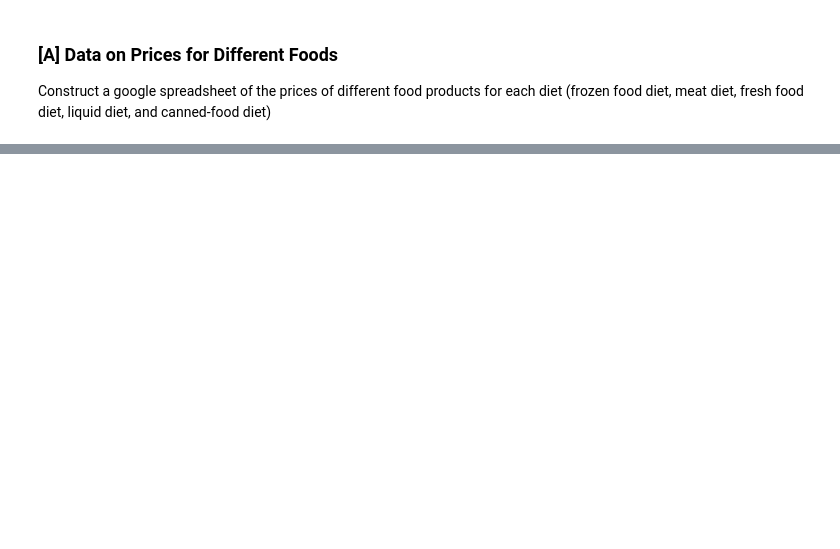
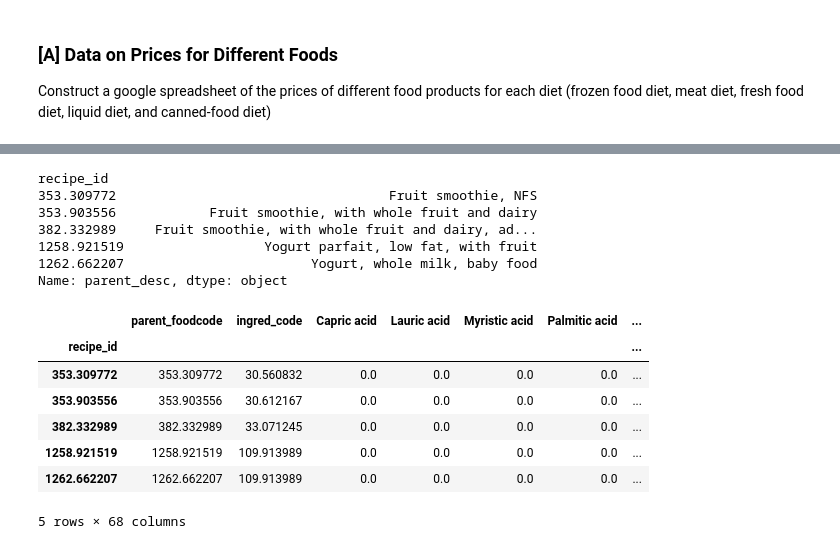
Before and after one commit to panda41983/Project2_EEP153, a Jupyter notebook: Project2.ipynb, the cells around one changed output, grey strips where cells are left out. Drawn from its saved outputs; the diff is of its cells as text; code cells hidden in the pictures; blank space fills up the shorter version.

```diff
--- a/Project2.ipynb
+++ b/Project2.ipynb
@@ -115,0 +212,41 @@ frozen_diet_with_prices.head()
+# %%
+liquid_recipes = pd.read_csv("Wilbur Atwater min_cost_data - liquid_recipes.csv")
+nutrition = pd.read_csv("Wilbur Atwater min_cost_data - nutrients.csv")
+# from fndds diet problem: normalize weights to percentage terms.
+liquid_recipes['ingred_wt'] = liquid_recipes['ingred_wt']/liquid_recipes.groupby(['parent_foodcode'])['ingred_wt'].transform("sum")
+
+# we're going to extend the recipes data frame to include the nutrient profiles of its ingredients (in 100g)
+liquid_df = liquid_recipes.merge(nutrition, how="left", on="ingred_code")
+
+# multiply all nutrients per 100g of an ingredient by the weight of that ingredient in a recipe.
+numeric_cols = list(liquid_df.select_dtypes(include=["number"]).columns)
+numeric_cols.remove("ingred_wt")
+liquid_df[numeric_cols] = liquid_df[numeric_cols].mul(liquid_df["ingred_wt"], axis=0)
+
+# sum nutrients of food codes (over the multiple ingredients)
+# python tip: one can merge dictionaries dict1 dict2 using **, that is: dict_merge = {**dict1, **dict2}.
+#The ** effectively "unpacks" the key value pairs in each dictionary
+liquid_df = liquid_df.groupby('parent_foodcode').agg({**{col: "sum" for col in numeric_cols},
+                                        "parent_desc": "first"})
+
+liquid_df.index.name = "recipe_id"
+
+food_names = liquid_df["parent_desc"]
+print(food_names.head())
+liquid_df.head()
+# %% [output]
+recipe_id
+353.309772                                   Fruit smoothie, NFS
+353.903556            Fruit smoothie, with whole fruit and dairy
+382.332989     Fruit smoothie, with whole fruit and dairy, ad...
+1258.921519                  Yogurt parfait, low fat, with fruit
+1262.662207                        Yogurt, whole milk, baby food
+Name: parent_desc, dtype: object
+|  | parent_foodcode | ingred_code | Capric acid | Lauric acid | Myristic acid | Palmitic acid | ... |
+| recipe_id |  |  |  |  |  |  | ... |
+| 353.309772 | 353.309772 | 30.560832 | 0.0 | 0.0 | 0.0 | 0.0 | ... |
+| 353.903556 | 353.903556 | 30.612167 | 0.0 | 0.0 | 0.0 | 0.0 | ... |
+| 382.332989 | 382.332989 | 33.071245 | 0.0 | 0.0 | 0.0 | 0.0 | ... |
+| 1258.921519 | 1258.921519 | 109.913989 | 0.0 | 0.0 | 0.0 | 0.0 | ... |
+| 1262.662207 | 1262.662207 | 109.913989 | 0.0 | 0.0 | 0.0 | 0.0 | ... |
+5 rows × 68 columns
```
Also changed, not shown: parts of 10 cells of this notebook, 1 other file.
